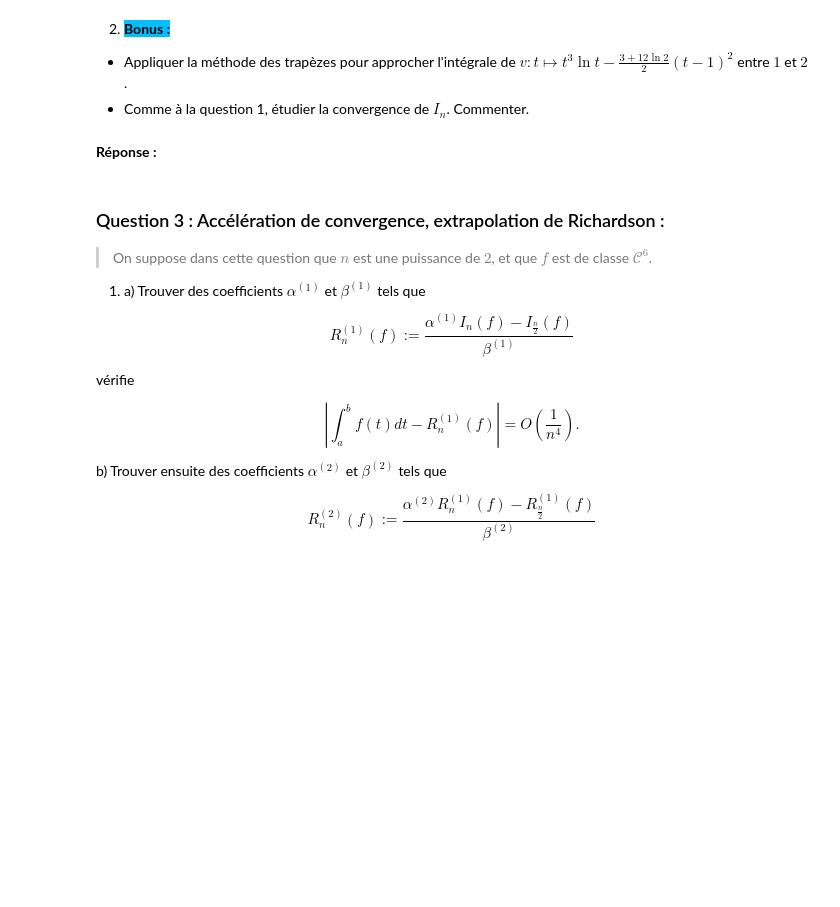
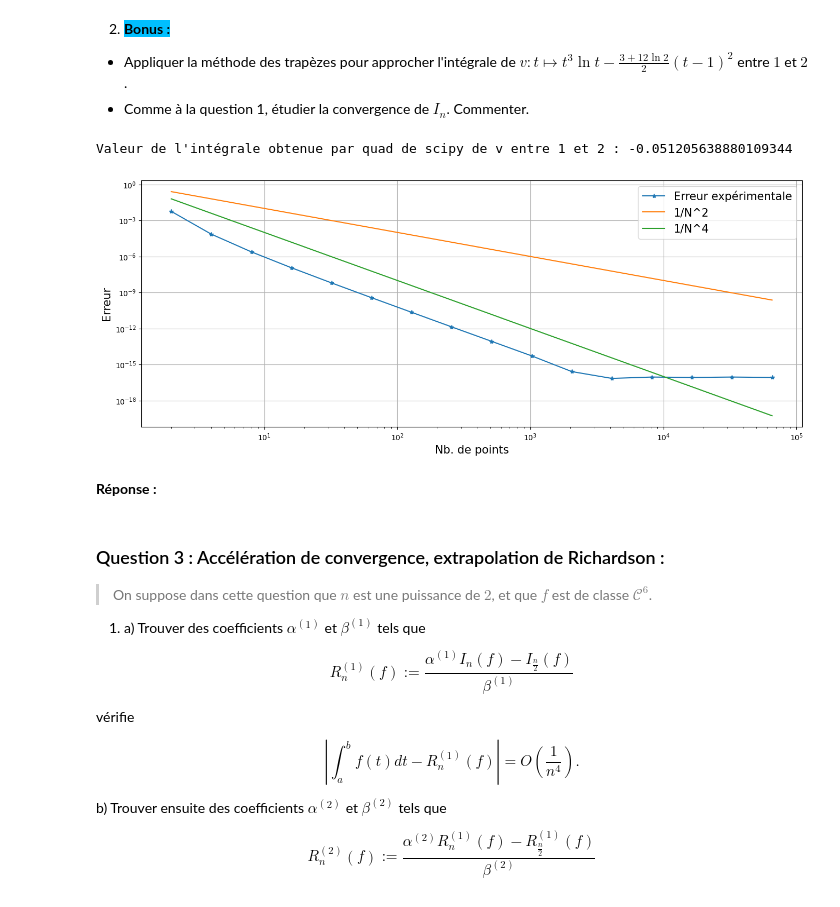
Before and after one commit to Eric-Guerra-Ribeiro/AMP_41012, a Jupyter notebook: pc3.ipynb, the cells around one changed output. Drawn from its saved outputs; the diff is of its cells as text; code cells hidden in the pictures; blank space fills up the shorter version.

```diff
--- a/pc3.ipynb
+++ b/pc3.ipynb
@@ -145,37 +194,44 @@ def v(x):
     """
     return x**3*np.log(x)-(3+12*np.log(2))/2*(x-1)**2
 # %%
-I_v =
+a = 1
+b = 2
+
+I_v = quad(v, a, b)[0]
 print(f"Valeur de l'intégrale obtenue par quad de scipy de v entre {1} et {2} : {I_v}")
+# %% [output]
+Valeur de l'intégrale obtenue par quad de scipy de v entre 1 et 2 : -0.051205638880109344
 # %%
 # creation de la grille et calcul des valeurs
 N      = 16
 list_n = 2**np.arange(1, N+1, dtype='int64')
 
 
 # Calculer Err_u la liste des erreurs avec la formule des trapèzes
-Err_v = np.zeros(len(list_n))
+Err_v = np.abs(np.fromiter((my_trapeze(v, a, b, n) - I_v for n in list_n), dtype=np.double))
 
 
 
 # creation d'une figure
 fig_v = plt.figure(figsize = (16,6))
 
 #trace la figure
 plt.loglog(list_n, Err_v, marker='*', label="Erreur expérimentale")
 plt.loglog(list_n, 1/(1.*list_n)**2, label="1/N^2")
 plt.loglog(list_n, 1/(1.*list_n)**4, label="1/N^4")
 
 # nom de l'axe des abscisses
 plt.xlabel('Nb. de points', fontsize = 15)
 # nom de l'axe des ordonnees
 plt.ylabel('Erreur', fontsize = 15)
 # taille des légendes
 plt.legend(fontsize = 15)
 # trace une grille reguliere sur la figure
 plt.grid()
 # montre a l'ecran cette figure
 plt.show(fig_v)
+# %% [output]
+[figure, added]
 # %% [markdown]
 **Réponse :**
 # %% [markdown]
```
Also changed, not shown: parts of 25 cells of this notebook.
